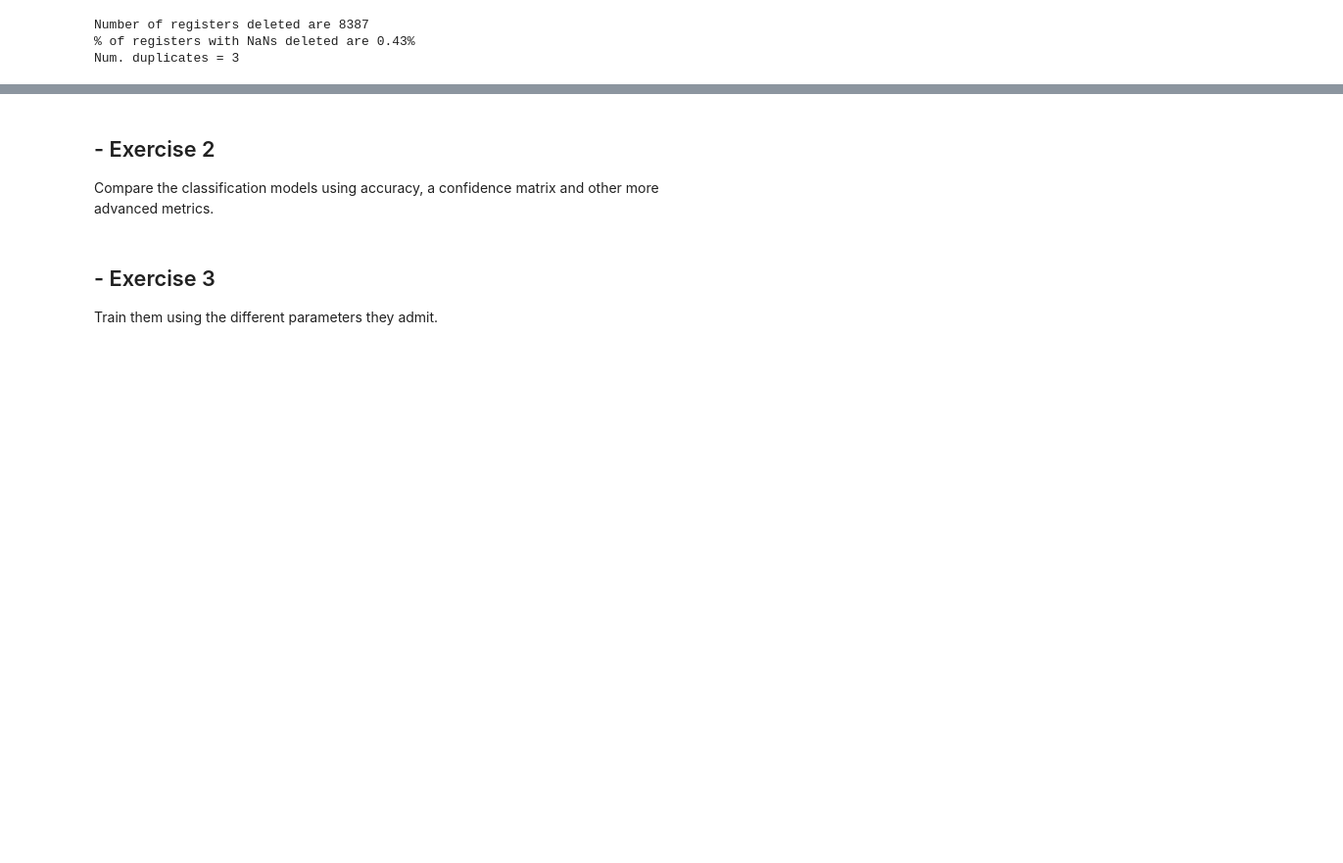
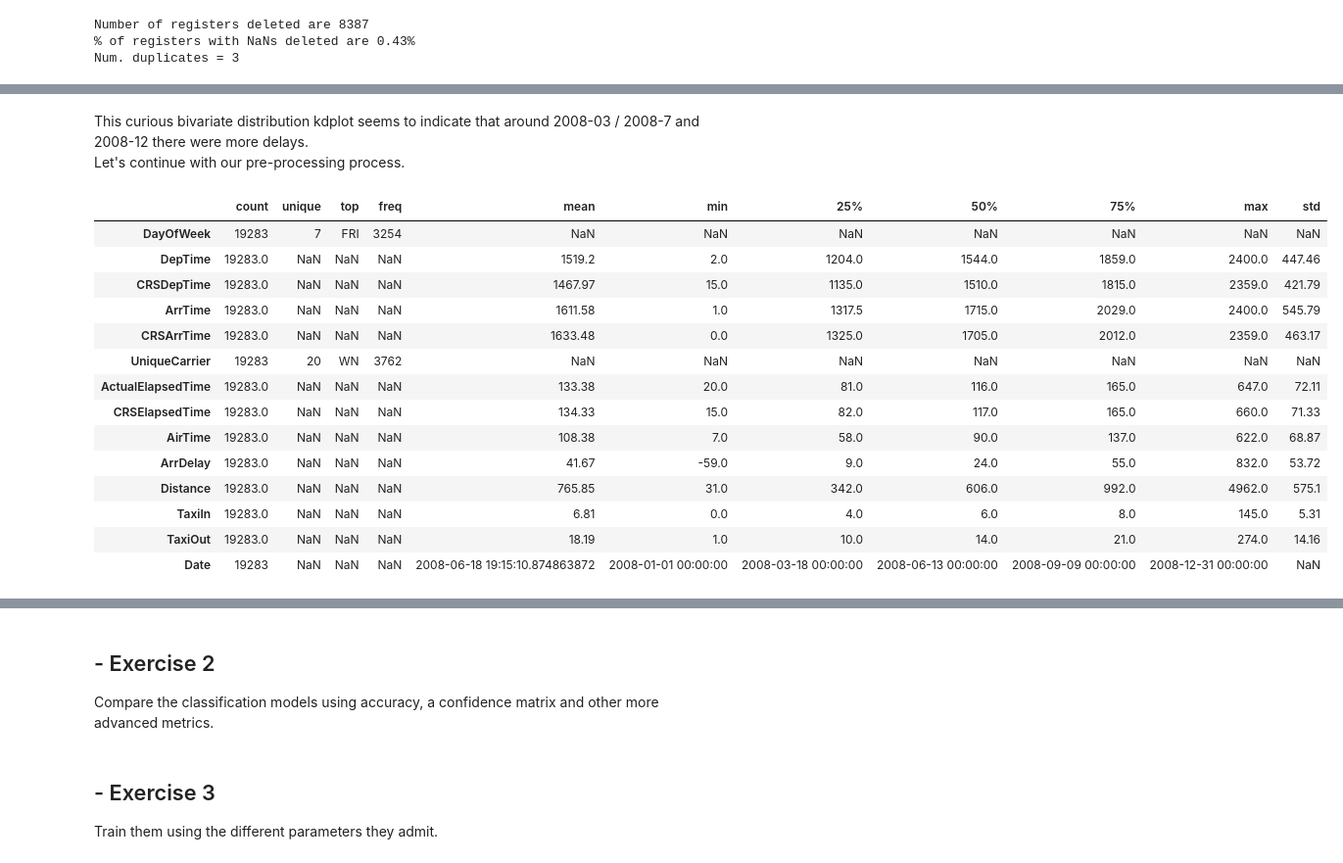
Before and after one commit to Javier-Alfonso-DS/S10T01_Supervised_Learning_Classification, a Jupyter notebook: S10_T01_Supervised_Learning_Classification.ipynb, the cells around one changed output, grey strips where cells are left out. Shown: that part at 98% size. Cells and saved outputs as stored; diff of their text form; code cells hidden in the pictures; blank space fills up the shorter version.

```diff
--- a/S10_T01_Supervised_Learning_Classification.ipynb
+++ b/S10_T01_Supervised_Learning_Classification.ipynb
@@ -181,0 +184,22 @@ df.head()
+# %% [markdown]
+This curious bivariate distribution kdplot seems to indicate that around 2008-03 / 2008-7 and 2008-12 there were more delays.
+Let's continue with our pre-processing process.
+# %%
+# Description of preprocessed dataframe
+df_sample.describe(include='all',datetime_is_numeric=True).round(2).T
+# %% [output]
+|  | count | unique | top | freq | mean | min | 25% | 50% | 75% | max | std |
+| DayOfWeek | 19283 | 7 | FRI | 3254 | NaN | NaN | NaN | NaN | NaN | NaN | NaN |
+| DepTime | 19283.0 | NaN | NaN | NaN | 1519.2 | 2.0 | 1204.0 | 1544.0 | 1859.0 | 2400.0 | 447.46 |
+| CRSDepTime | 19283.0 | NaN | NaN | NaN | 1467.97 | 15.0 | 1135.0 | 1510.0 | 1815.0 | 2359.0 | 421.79 |
+| ArrTime | 19283.0 | NaN | NaN | NaN | 1611.58 | 1.0 | 1317.5 | 1715.0 | 2029.0 | 2400.0 | 545.79 |
+| CRSArrTime | 19283.0 | NaN | NaN | NaN | 1633.48 | 0.0 | 1325.0 | 1705.0 | 2012.0 | 2359.0 | 463.17 |
+| UniqueCarrier | 19283 | 20 | WN | 3762 | NaN | NaN | NaN | NaN | NaN | NaN | NaN |
+| ActualElapsedTime | 19283.0 | NaN | NaN | NaN | 133.38 | 20.0 | 81.0 | 116.0 | 165.0 | 647.0 | 72.11 |
+| CRSElapsedTime | 19283.0 | NaN | NaN | NaN | 134.33 | 15.0 | 82.0 | 117.0 | 165.0 | 660.0 | 71.33 |
+| AirTime | 19283.0 | NaN | NaN | NaN | 108.38 | 7.0 | 58.0 | 90.0 | 137.0 | 622.0 | 68.87 |
+| ArrDelay | 19283.0 | NaN | NaN | NaN | 41.67 | -59.0 | 9.0 | 24.0 | 55.0 | 832.0 | 53.72 |
+| Distance | 19283.0 | NaN | NaN | NaN | 765.85 | 31.0 | 342.0 | 606.0 | 992.0 | 4962.0 | 575.1 |
+| TaxiIn | 19283.0 | NaN | NaN | NaN | 6.81 | 0.0 | 4.0 | 6.0 | 8.0 | 145.0 | 5.31 |
+| TaxiOut | 19283.0 | NaN | NaN | NaN | 18.19 | 1.0 | 10.0 | 14.0 | 21.0 | 274.0 | 14.16 |
+| Date | 19283 | NaN | NaN | NaN | 2008-06-18 19:15:10.874863872 | 2008-01-01 00:00:00 | 2008-03-18 00:00:00 | 2008-06-13 00:00:00 | 2008-09-09 00:00:00 | 2008-12-31 00:00:00 | NaN |
```
Also changed, not shown: parts of 21 cells of this notebook, 1 other file.
